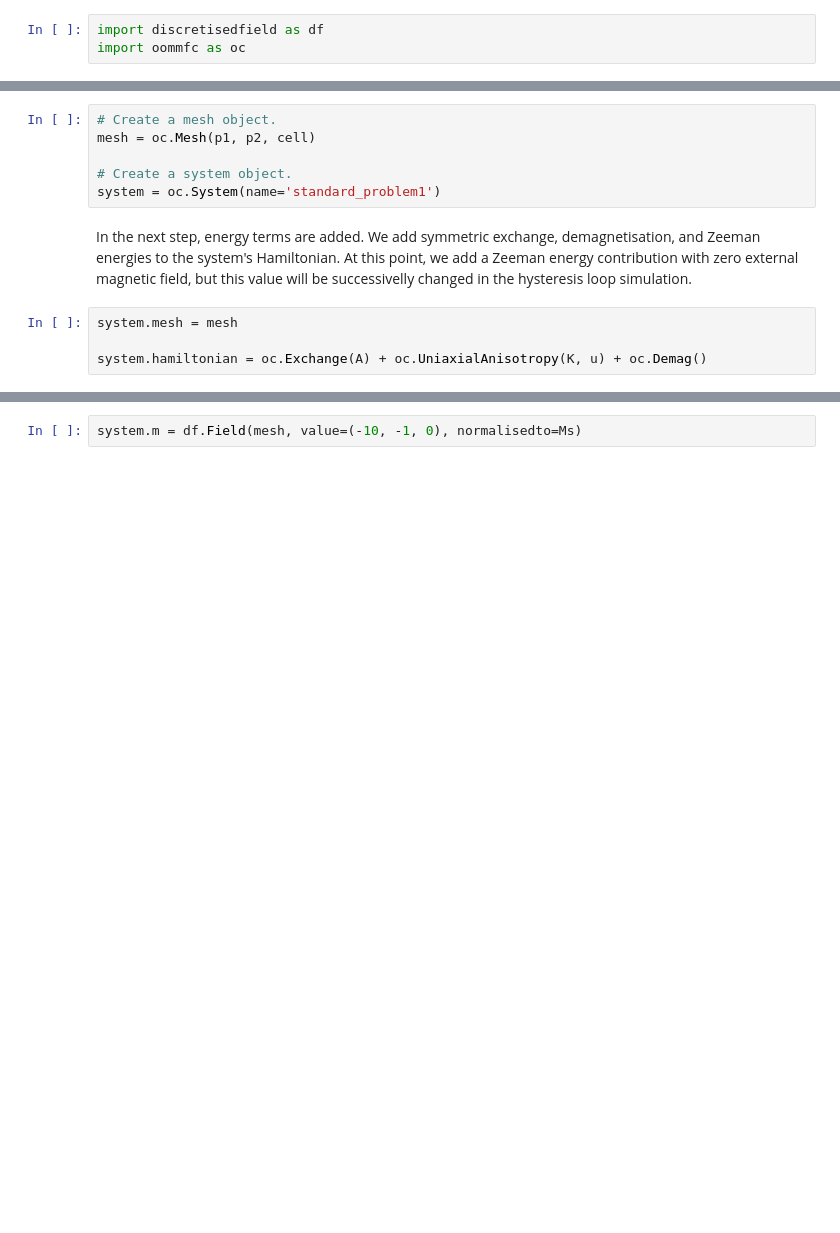
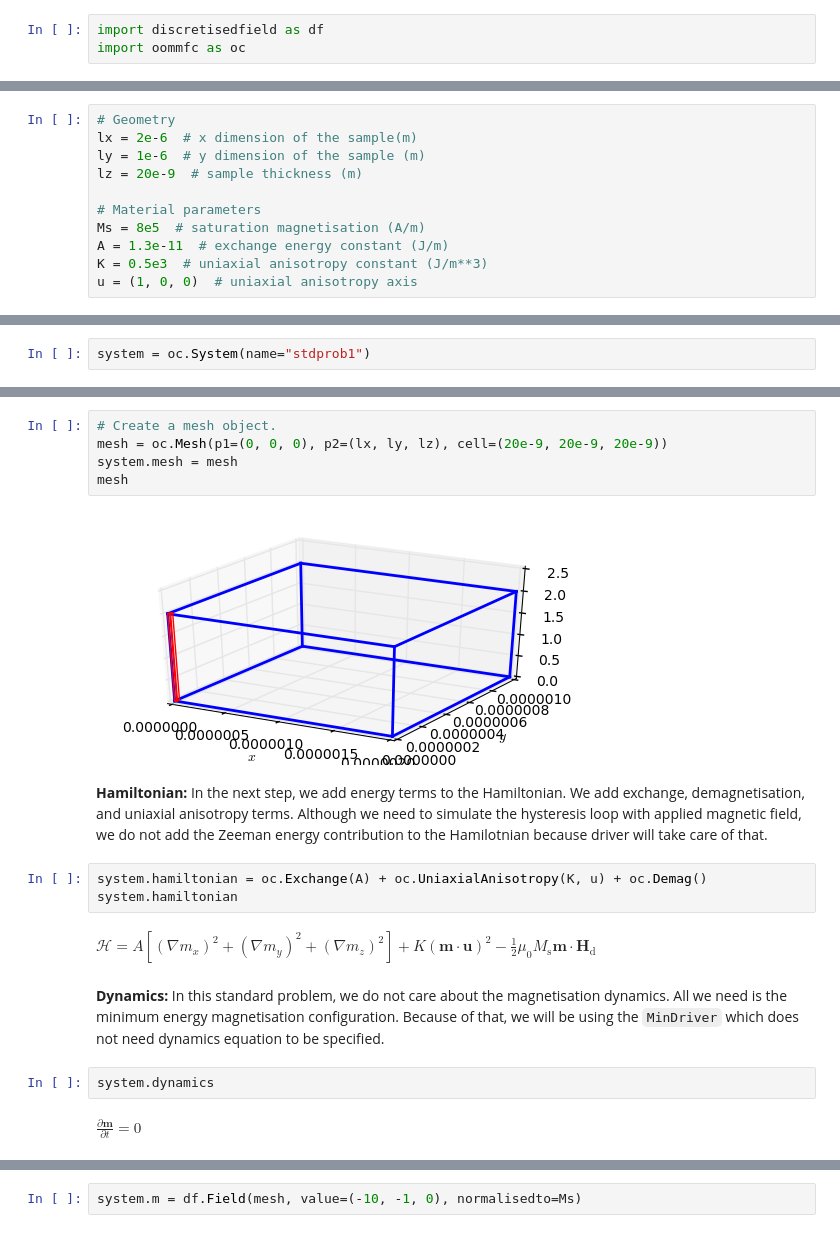
Before and after one commit to ubermag/oommfc, a Jupyter notebook: docs/ipynb/standard_problem1.ipynb, the cells around one changed output, grey strips where cells are left out. Drawn from its saved outputs; the diff is of its cells as text; blank space fills up the shorter version.

Commit message:
Update stdprob1 notebook.

```diff
--- a/docs/ipynb/standard_problem1.ipynb
+++ b/docs/ipynb/standard_problem1.ipynb
@@ -58,0 +36,11 @@ Now, we can create atlas, mesh, and simulation objects.
+# %%
+# Geometry
+lx = 2e-6  # x dimension of the sample(m)
+ly = 1e-6  # y dimension of the sample (m)
+lz = 20e-9  # sample thickness (m)
+
+# Material parameters
+Ms = 8e5  # saturation magnetisation (A/m)
+A = 1.3e-11  # exchange energy constant (J/m)
+K = 0.5e3  # uniaxial anisotropy constant (J/m**3)
+u = (1, 0, 0)  # uniaxial anisotropy axis
@@ -58,0 +49,2 @@ Now, we can create atlas, mesh, and simulation objects.
+# %%
+system = oc.System(name="stdprob1")
@@ -59,13 +60,21 @@ Now, we can create atlas, mesh, and simulation objects.
 # %%
 # Create a mesh object.
-mesh = oc.Mesh(p1, p2, cell)
-
-# Create a system object.
-system = oc.System(name='standard_problem1')
+mesh = oc.Mesh(p1=(0, 0, 0), p2=(lx, ly, lz), cell=(20e-9, 20e-9, 20e-9))
+system.mesh = mesh
+mesh
+# %% [output]
+[figure, added]
-# %% [markdown]
-In the next step, energy terms are added. We add symmetric exchange, demagnetisation, and Zeeman energies to the system's Hamiltonian. At this point, we add a Zeeman energy contribution with zero external magnetic field, but this value will be successivelly changed in the hysteresis loop simulation.
+# %% [markdown]
+**Hamiltonian:** In the next step, we add energy terms to the Hamiltonian. We add exchange, demagnetisation, and uniaxial anisotropy terms. Although we need to simulate the hysteresis loop with applied magnetic field, we do not add the Zeeman energy contribution to the Hamilotnian because driver will take care of that.
 # %%
-system.mesh = mesh
-
 system.hamiltonian = oc.Exchange(A) + oc.UniaxialAnisotropy(K, u) + oc.Demag()
+system.hamiltonian
+# %% [output]
+$\mathcal{H}=A [(\nabla m_{x})^{2} + (\nabla m_{y})^{2} + (\nabla m_{z})^{2}]+K (\mathbf{m} \cdot \mathbf{u})^{2}-\frac{1}{2}\mu_{0}M_\text{s}\mathbf{m} \cdot \mathbf{H}_\text{d}$
+# %% [markdown]
+**Dynamics:** In this standard problem, we do not care about the magnetisation dynamics. All we need is the minimum energy magnetisation configuration. Because of that, we will be using the `MinDriver` which does not need dynamics equation to be specified.
+# %%
+system.dynamics
+# %% [output]
+$\frac{\partial \mathbf{m}}{\partial t}=0$
 # %% [markdown]
```
Also changed, not shown: parts of 17 cells of this notebook.
